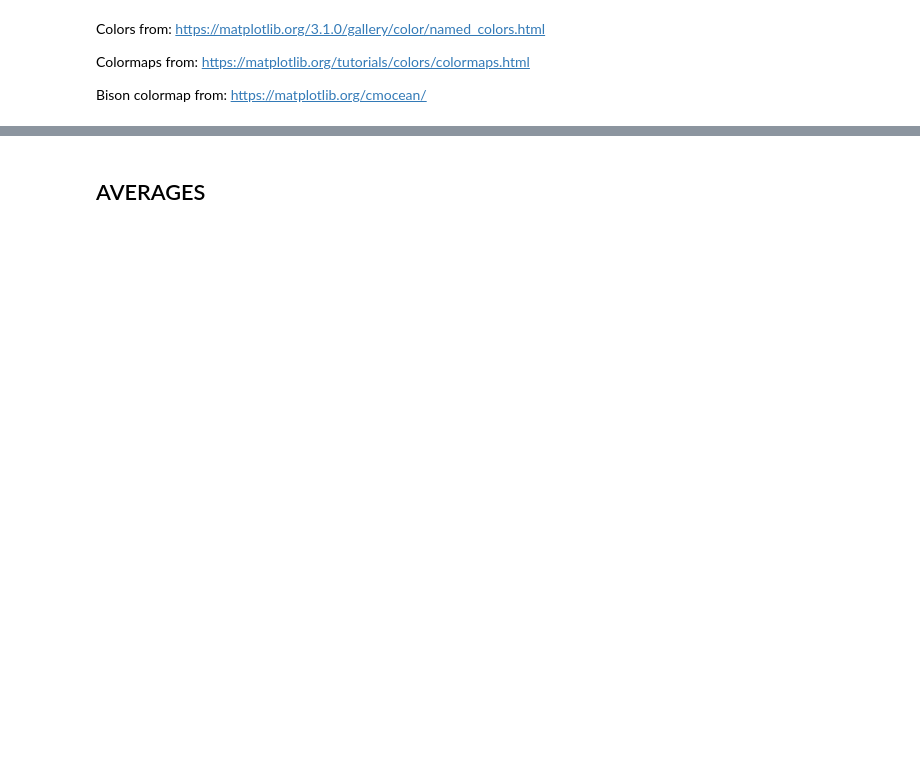
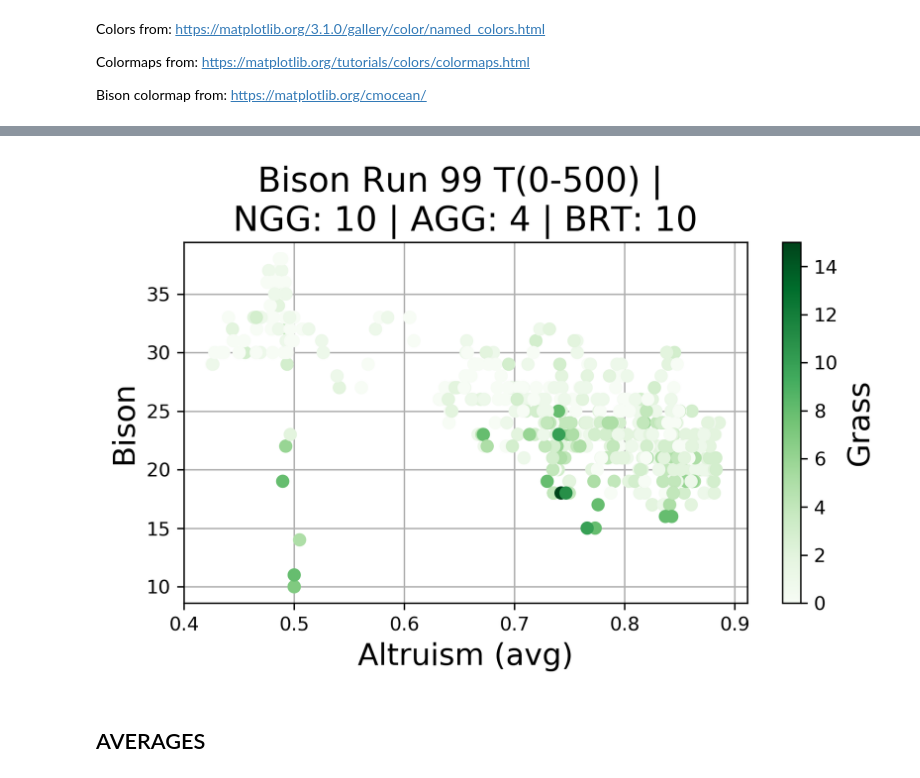
Before and after one commit to jurrew27/abm-project, a Jupyter notebook: Results_Visualisation.ipynb, the cells around one changed output, grey strips where cells are left out. Cells and saved outputs as stored; diff of their text form; code cells hidden in the pictures; blank space fills up the shorter version.

```diff
--- a/Results_Visualisation.ipynb
+++ b/Results_Visualisation.ipynb
@@ -149,3 +165,7 @@ Name: 49, dtype: int64
+# %%
+plot_scatter_per_run(params, results, exp_num=99, vx=3, vy=1, vc=2, t0=0, t1=False, save_fig=False)
+# %% [output]
+[figure, added]
 # %% [markdown]
 ## AVERAGES
 # %%
```
Also changed, not shown: parts of 15 cells of this notebook.
